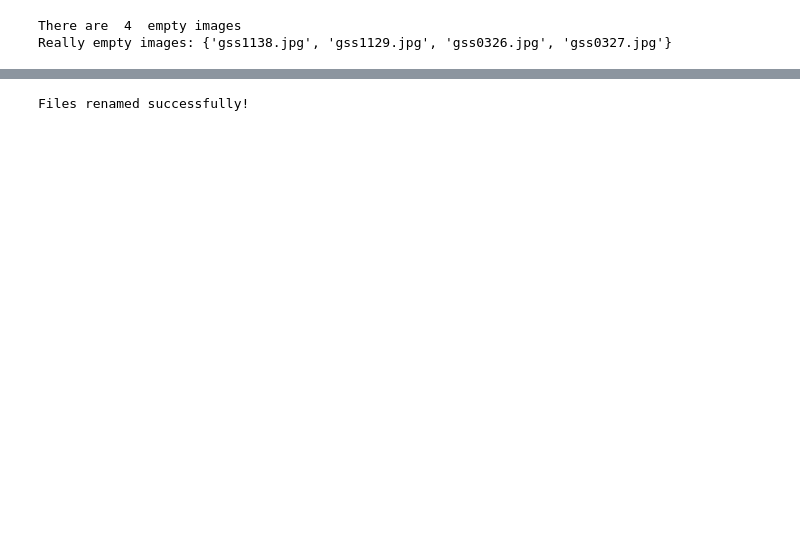
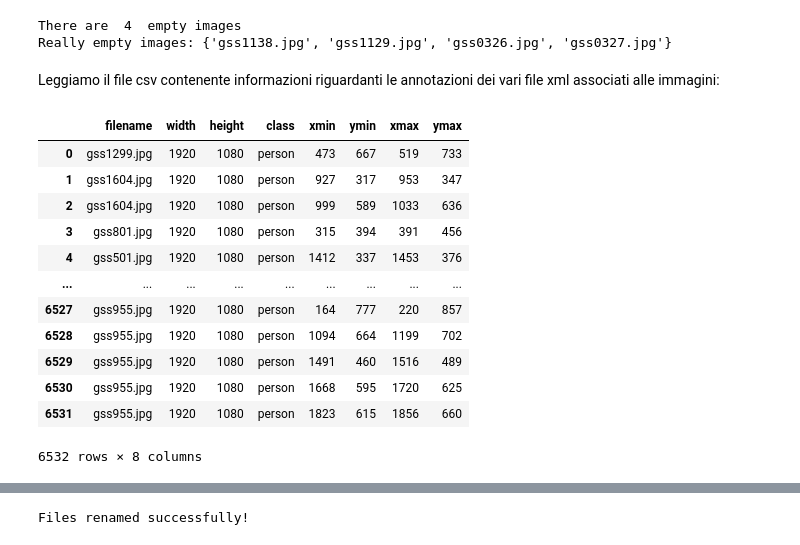
Before and after one commit to PavanDaniele/drone-person-detection, a Jupyter notebook: data_exploration.ipynb, the cells around one changed output, grey strips where cells are left out. Saved outputs shown, nothing was run; the diff lists cells and outputs as text; code cells hidden in the pictures; blank space fills up the shorter version.

```diff
--- a/data_exploration.ipynb
+++ b/data_exploration.ipynb
@@ -184,9 +262,25 @@ print("Really empty images:", really_empty_images)
 # %% [output]
 There are  4  empty images
 Really empty images: {'gss1138.jpg', 'gss1129.jpg', 'gss0326.jpg', 'gss0327.jpg'}
+# %% [markdown]
+Leggiamo il file csv contenente informazioni riguardanti le annotazioni dei vari file xml associati alle immagini:
 # %%
 # To read a specific file csv
 folder_path_sard = '/content/drive/MyDrive/projectUPV/datasets/SARD_dataset/SARD'
 
 read_file_csv(folder_path_sard, 'sard_labels.csv')
-# read_file_csv(folder_path_sard, 'sard_person_labels.csv')
+read_file_csv(folder_path_sard, 'sard_person_labels.csv')
+# %% [output]
+|  | filename | width | height | class | xmin | ymin | xmax | ymax |
+| 0 | gss1299.jpg | 1920 | 1080 | person | 473 | 667 | 519 | 733 |
+| 1 | gss1604.jpg | 1920 | 1080 | person | 927 | 317 | 953 | 347 |
+| 2 | gss1604.jpg | 1920 | 1080 | person | 999 | 589 | 1033 | 636 |
+| 3 | gss801.jpg | 1920 | 1080 | person | 315 | 394 | 391 | 456 |
+| 4 | gss501.jpg | 1920 | 1080 | person | 1412 | 337 | 1453 | 376 |
+| ... | ... | ... | ... | ... | ... | ... | ... | ... |
+| 6527 | gss955.jpg | 1920 | 1080 | person | 164 | 777 | 220 | 857 |
+| 6528 | gss955.jpg | 1920 | 1080 | person | 1094 | 664 | 1199 | 702 |
+| 6529 | gss955.jpg | 1920 | 1080 | person | 1491 | 460 | 1516 | 489 |
+| 6530 | gss955.jpg | 1920 | 1080 | person | 1668 | 595 | 1720 | 625 |
+| 6531 | gss955.jpg | 1920 | 1080 | person | 1823 | 615 | 1856 | 660 |
+6532 rows × 8 columns
```
Also changed, not shown: parts of 37 cells of this notebook.
